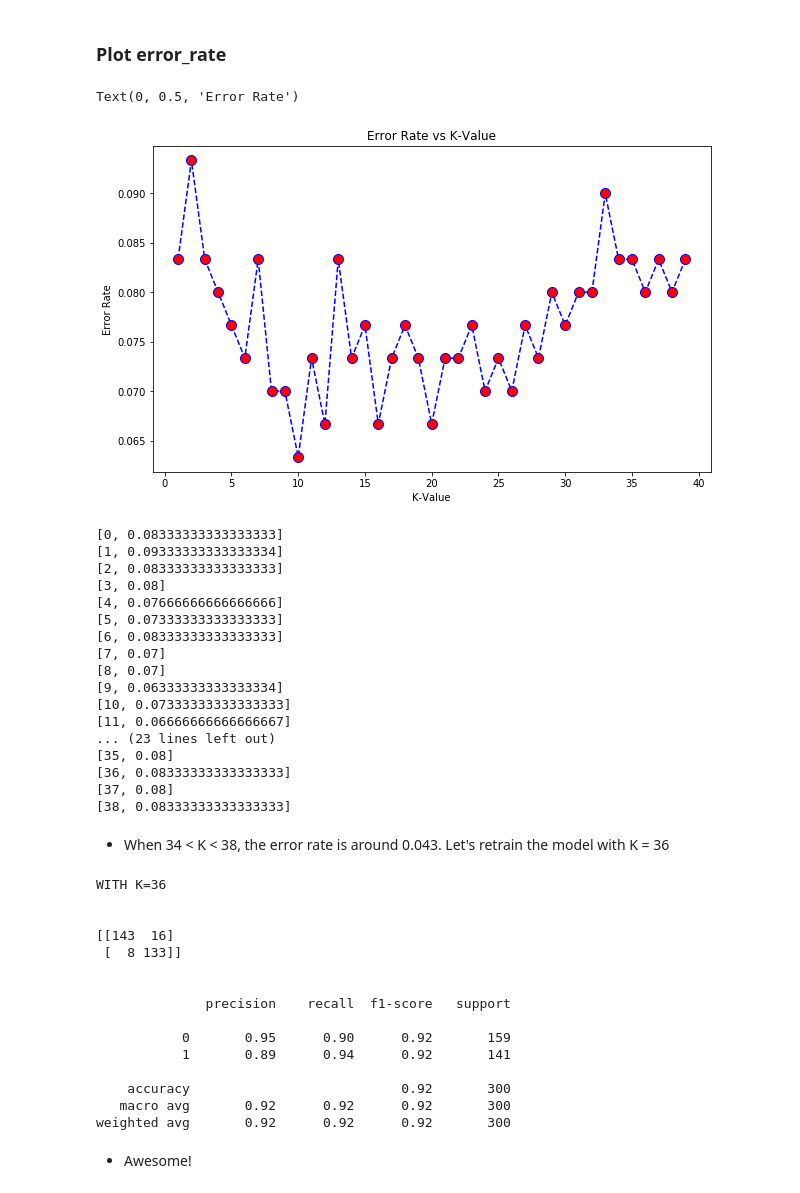
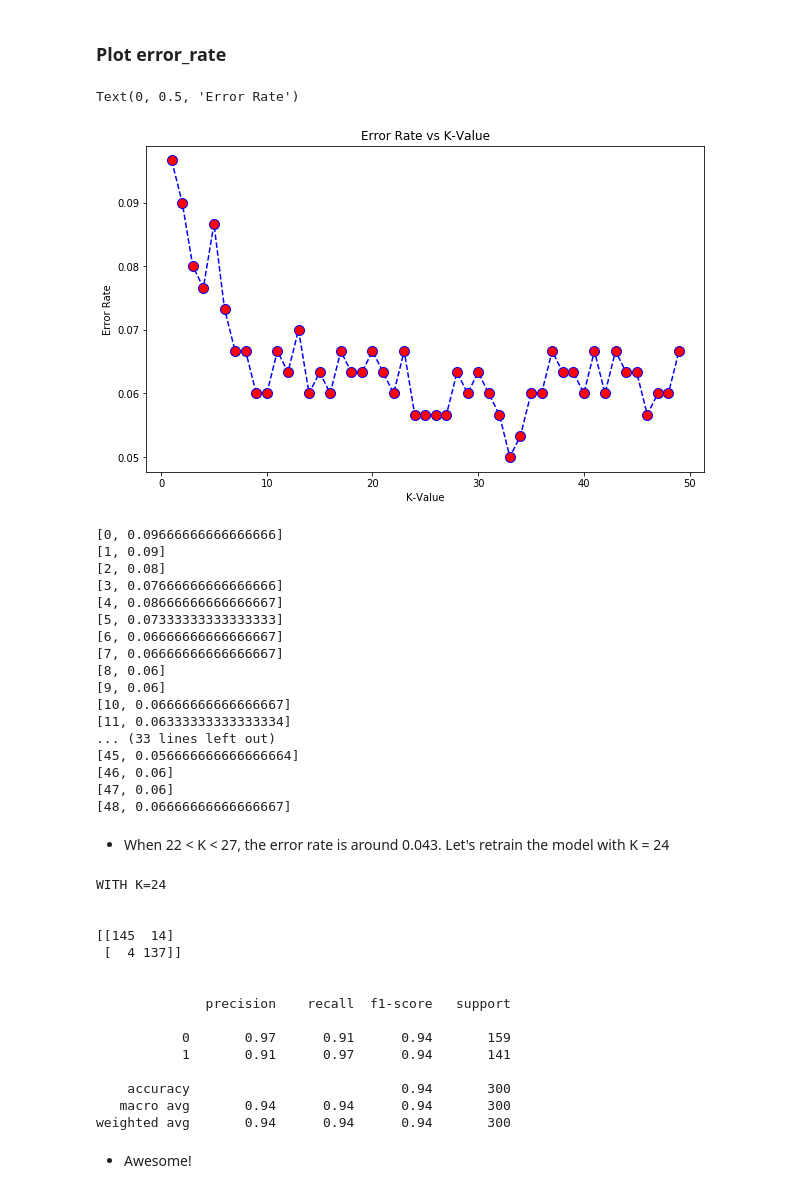
Before and after one commit to vannads/python-demos, a Jupyter notebook: machine_learning/Models/K_Nearest_Neighbours_V1.0.ipynb, the cells around one changed output. Cells and saved outputs as stored; diff of their text form; code cells hidden in the pictures.

```diff
--- a/machine_learning/Models/K_Nearest_Neighbours_V1.0.ipynb
+++ b/machine_learning/Models/K_Nearest_Neighbours_V1.0.ipynb
@@ -86,7 +86,7 @@ weighted avg       0.92      0.92      0.92       300
 # %%
 error_rate =[]
 
-for i in range(1, 40):
+for i in range(1, 50):
     knn = KNeighborsClassifier(n_neighbors=i)
     knn.fit(X_train, y_train)
     pred_i = knn.predict(X_test)
@@ -95,65 +95,65 @@ for i in range(1, 40):
 ### Plot error_rate
 # %%
 plt.figure(figsize = (10, 6))
-plt.plot(range(1, 40), error_rate, color='blue', linestyle = 'dashed', marker='o',
+plt.plot(range(1, 50), error_rate, color='blue', linestyle = 'dashed', marker='o',
          markerfacecolor='red',markersize=10)
 plt.title("Error Rate vs K-Value")
 plt.xlabel("K-Value")
 plt.ylabel("Error Rate")
 # %% [output]
 Text(0, 0.5, 'Error Rate')
-[figure, old version]
+[figure, new version]
 # %%
 # TODO : K-value snd correspeonding error_rate
 for i, error_i in enumerate(error_rate):
     print([i, error_i])
 # %% [output]
-[0, 0.08333333333333333]
-[1, 0.09333333333333334]
-[2, 0.08333333333333333]
-[3, 0.08]
-[4, 0.07666666666666666]
+[0, 0.09666666666666666]
+[1, 0.09]
+[2, 0.08]
+[3, 0.07666666666666666]
+[4, 0.08666666666666667]
 [5, 0.07333333333333333]
-[6, 0.08333333333333333]
-[7, 0.07]
-[8, 0.07]
-[9, 0.06333333333333334]
-[10, 0.07333333333333333]
-[11, 0.06666666666666667]
-... (23 lines left out)
-[35, 0.08]
-[36, 0.08333333333333333]
-[37, 0.08]
-[38, 0.08333333333333333]
+[6, 0.06666666666666667]
+[7, 0.06666666666666667]
+[8, 0.06]
+[9, 0.06]
+[10, 0.06666666666666667]
+[11, 0.06333333333333334]
+... (33 lines left out)
+[45, 0.056666666666666664]
+[46, 0.06]
+[47, 0.06]
+[48, 0.06666666666666667]
 # %% [markdown]
-- When 34 < K < 38, the error rate is around 0.043. Let's retrain the model with K = 36
+- When 22 < K < 27, the error rate is around 0.043. Let's retrain the model with K = 24
 # %%
-# Retrain the model with K=36
+# Retrain the model with K=24
 knn = KNeighborsClassifier(n_neighbors=36)
 
 knn.fit(X_train,y_train)
 pred = knn.predict(X_test)
 
-print('WITH K=36')
+print('WITH K=24')
 print('\n')
 print(confusion_matrix(y_test,pred))
 print('\n')
 print(classification_report(y_test,pred))
 # %% [output]
-WITH K=36
+WITH K=24
 
 
-[[143  16]
- [  8 133]]
+[[145  14]
+ [  4 137]]
 
 
               precision    recall  f1-score   support
 
-           0       0.95      0.90      0.92       159
-           1       0.89      0.94      0.92       141
+           0       0.97      0.91      0.94       159
+           1       0.91      0.97      0.94       141
 
-    accuracy                           0.92       300
-   macro avg       0.92      0.92      0.92       300
-weighted avg       0.92      0.92      0.92       300
+    accuracy                           0.94       300
+   macro avg       0.94      0.94      0.94       300
+weighted avg       0.94      0.94      0.94       300
 # %% [markdown]
 - Awesome!
```
Also changed, not shown: parts of 2 cells of this notebook.
